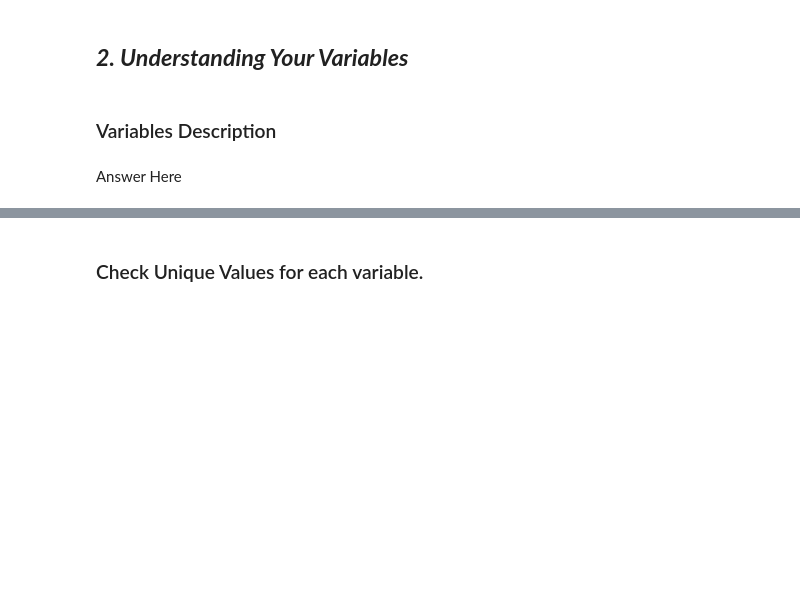
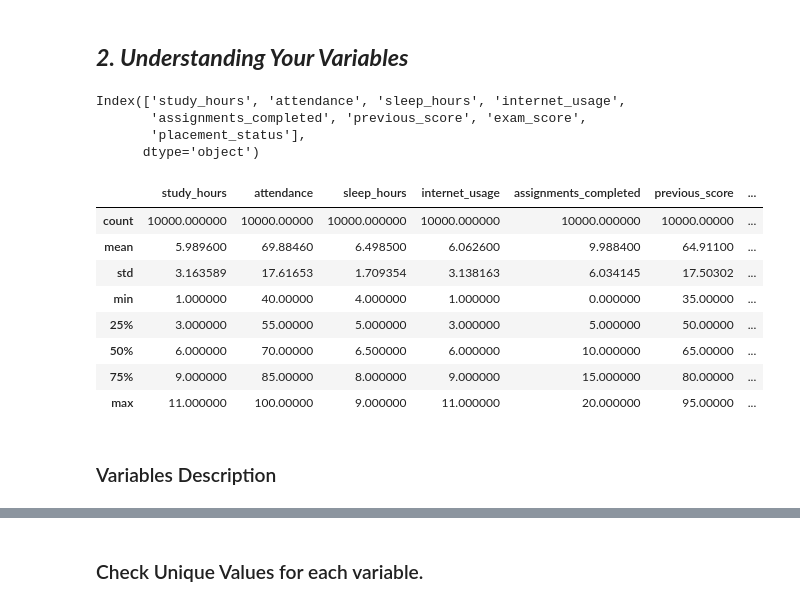
Before and after one commit to akt-developer/Student-Performance-Prediction-Project, a Jupyter notebook: Copy_of_Sample_EDA_Submission_Template.ipynb, the cells around one changed output, grey strips where cells are left out. Cells and saved outputs as stored; diff of their text form; code cells hidden in the pictures; blank space fills up the shorter version.

```diff
--- a/Copy_of_Sample_EDA_Submission_Template.ipynb
+++ b/Copy_of_Sample_EDA_Submission_Template.ipynb
@@ -248,9 +294,24 @@ Answer Here
 ## ***2. Understanding Your Variables***
 # %%
 # Dataset Columns
+print(df.columns)
+# %% [output]
+Index(['study_hours', 'attendance', 'sleep_hours', 'internet_usage',
+       'assignments_completed', 'previous_score', 'exam_score',
+       'placement_status'],
+      dtype='object')
 # %%
 # Dataset Describe
+df.describe()
+# %% [output]
+|  | study_hours | attendance | sleep_hours | internet_usage | assignments_completed | previous_score | ... |
+| count | 10000.000000 | 10000.00000 | 10000.000000 | 10000.000000 | 10000.000000 | 10000.00000 | ... |
+| mean | 5.989600 | 69.88460 | 6.498500 | 6.062600 | 9.988400 | 64.91100 | ... |
+| std | 3.163589 | 17.61653 | 1.709354 | 3.138163 | 6.034145 | 17.50302 | ... |
+| min | 1.000000 | 40.00000 | 4.000000 | 1.000000 | 0.000000 | 35.00000 | ... |
+| 25% | 3.000000 | 55.00000 | 5.000000 | 3.000000 | 5.000000 | 50.00000 | ... |
+| 50% | 6.000000 | 70.00000 | 6.500000 | 6.000000 | 10.000000 | 65.00000 | ... |
+| 75% | 9.000000 | 85.00000 | 8.000000 | 9.000000 | 15.000000 | 80.00000 | ... |
+| max | 11.000000 | 100.00000 | 9.000000 | 11.000000 | 20.000000 | 95.00000 | ... |
 # %% [markdown]
 ### Variables Description
-# %% [markdown]
-Answer Here
```
Also changed, not shown: parts of 12 cells of this notebook.
